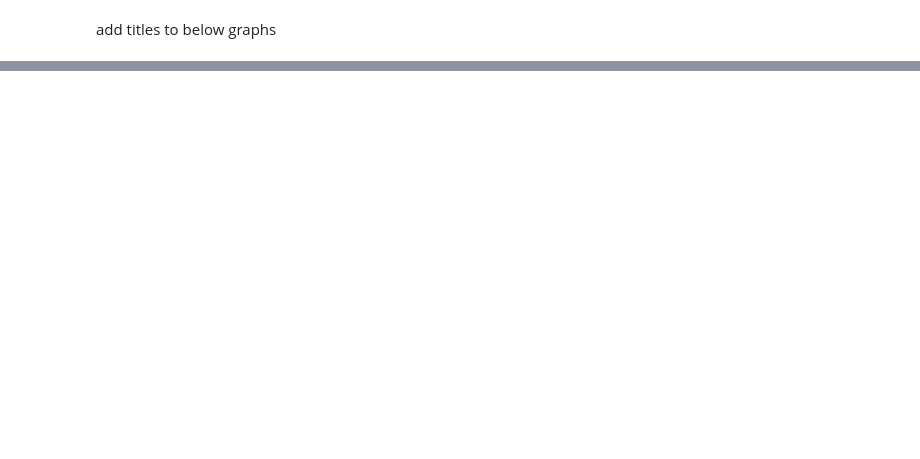
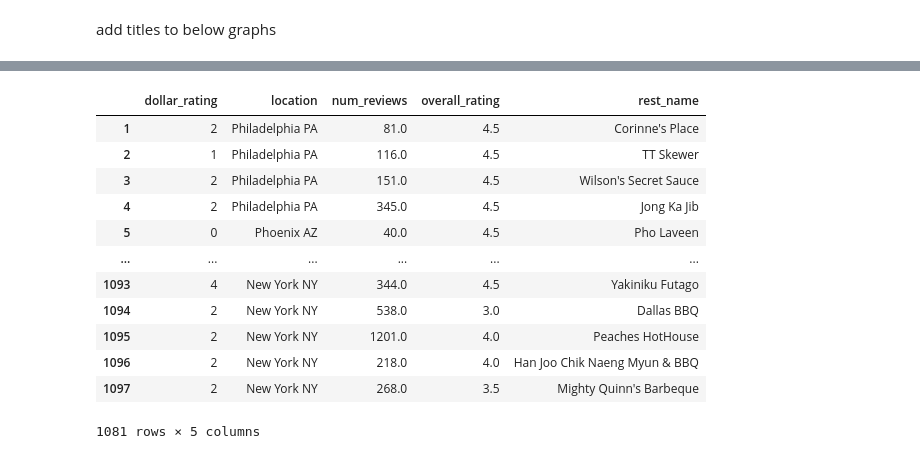
Before and after one commit to GarrettSikes/Yelp_Reviews, a Jupyter notebook: Clean_Yelp_Reviews.ipynb, the cells around one changed output, grey strips where cells are left out. Saved outputs shown, nothing was run; the diff lists cells and outputs as text; code cells hidden in the pictures; blank space fills up the shorter version.

```diff
--- a/Clean_Yelp_Reviews.ipynb
+++ b/Clean_Yelp_Reviews.ipynb
@@ -145,0 +218,16 @@ df1.loc[df1['dollar_rating'] == '$$$$', 'dollar_rating'] = '4'
+# %%
+df_num_rev
+# %% [output]
+|  | dollar_rating | location | num_reviews | overall_rating | rest_name |
+| 1 | 2 | Philadelphia PA | 81.0 | 4.5 | Corinne's Place |
+| 2 | 1 | Philadelphia PA | 116.0 | 4.5 | TT Skewer |
+| 3 | 2 | Philadelphia PA | 151.0 | 4.5 | Wilson's Secret Sauce |
+| 4 | 2 | Philadelphia PA | 345.0 | 4.5 | Jong Ka Jib |
+| 5 | 0 | Phoenix AZ | 40.0 | 4.5 | Pho Laveen |
+| ... | ... | ... | ... | ... | ... |
+| 1093 | 4 | New York NY | 344.0 | 4.5 | Yakiniku Futago |
+| 1094 | 2 | New York NY | 538.0 | 3.0 | Dallas BBQ |
+| 1095 | 2 | New York NY | 1201.0 | 4.0 | Peaches HotHouse |
+| 1096 | 2 | New York NY | 218.0 | 4.0 | Han Joo Chik Naeng Myun & BBQ |
+| 1097 | 2 | New York NY | 268.0 | 3.5 | Mighty Quinn's Barbeque |
+1081 rows × 5 columns
```
Also changed, not shown: parts of 24 cells of this notebook.
